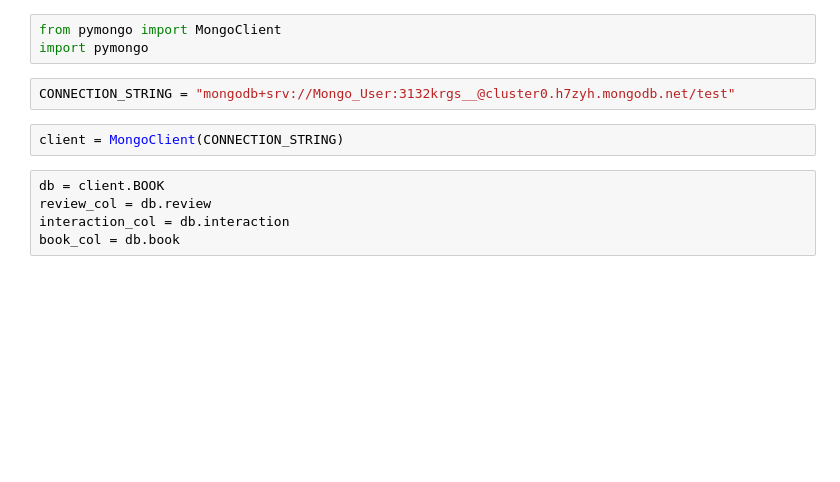
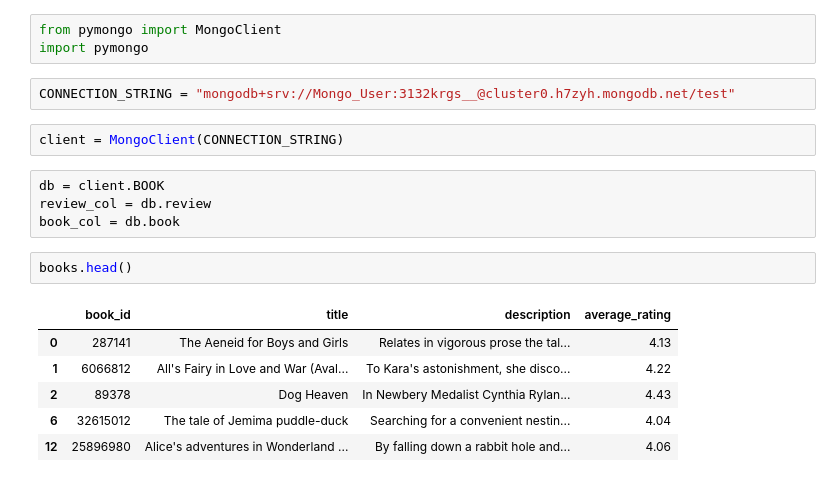
Before and after one commit to somayehY/Somayeh_Youssefi, a Jupyter notebook: Book Recomendation System/BookRecomSys_DataWrangling.ipynb, the cells around one changed output. Drawn from its saved outputs; the diff is of its cells as text; blank space fills up the shorter version.

Commit message:
Update BookRecomSys_DataWrangling.ipynb
Connect to MongoDB and upload reviews and books files

```diff
--- a/Book Recomendation System/BookRecomSys_DataWrangling.ipynb
+++ b/Book Recomendation System/BookRecomSys_DataWrangling.ipynb
@@ -862,5 +846,13 @@ client = MongoClient(CONNECTION_STRING)
 # %%
 db = client.BOOK
 review_col = db.review
-interaction_col = db.interaction
 book_col = db.book
+# %%
+books.head()
+# %% [output]
+|  | book_id | title | description | average_rating |
+| 0 | 287141 | The Aeneid for Boys and Girls | Relates in vigorous prose the tal... | 4.13 |
+| 1 | 6066812 | All's Fairy in Love and War (Aval... | To Kara's astonishment, she disco... | 4.22 |
+| 2 | 89378 | Dog Heaven | In Newbery Medalist Cynthia Rylan... | 4.43 |
+| 6 | 32615012 | The tale of Jemima puddle-duck | Searching for a convenient nestin... | 4.04 |
+| 12 | 25896980 | Alice's adventures in Wonderland ... | By falling down a rabbit hole and... | 4.06 |
```
Also changed, not shown: parts of 6 cells of this notebook.
